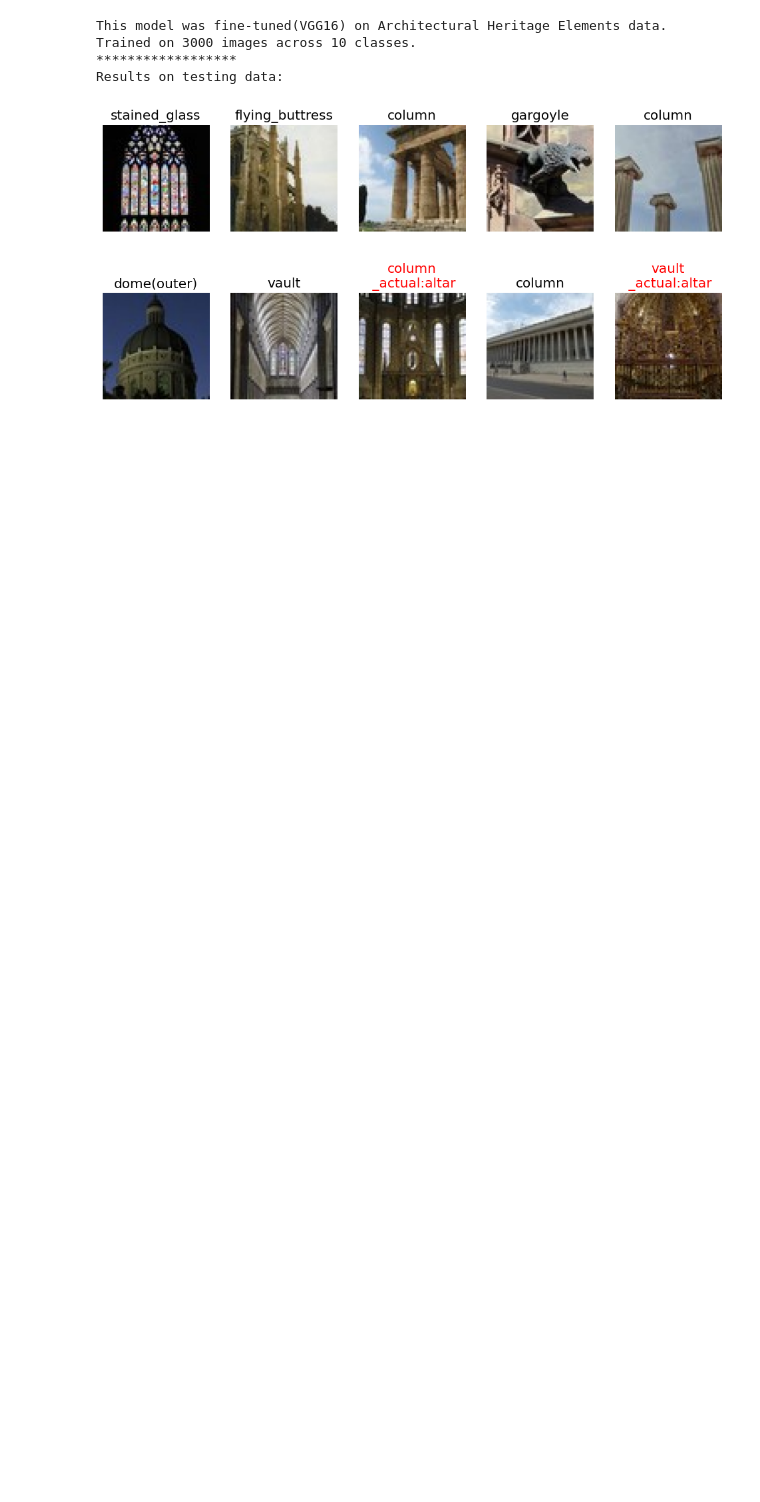
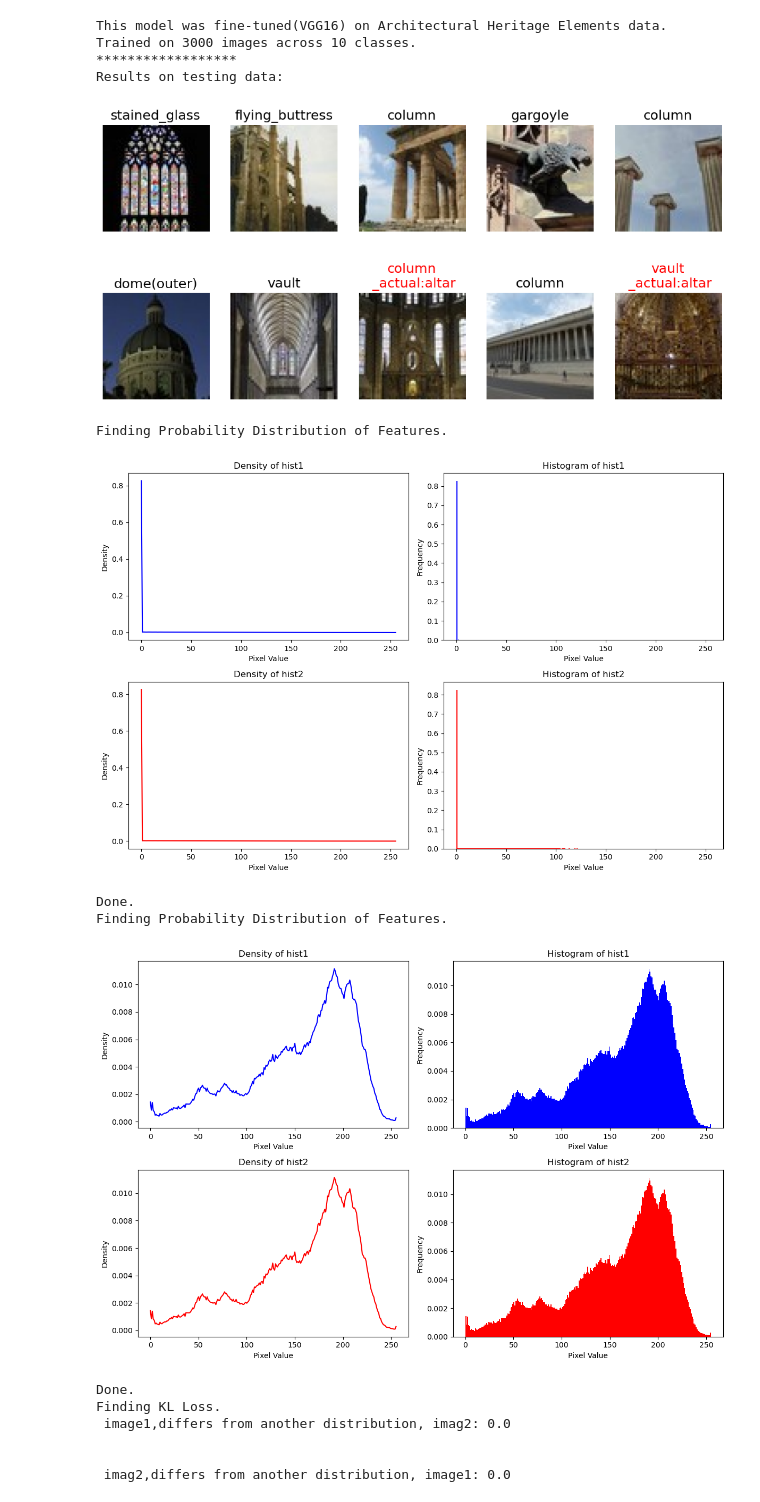
Before and after one commit to asjad895/Federated-Learning, a Jupyter notebook: Content Loss.ipynb, the cells around one changed output. Cells and saved outputs as stored; diff of their text form; code cells hidden in the pictures; blank space fills up the shorter version.

```diff
--- a/Content Loss.ipynb
+++ b/Content Loss.ipynb
@@ -191,3 +265,17 @@ Trained on 3000 images across 10 classes.
 ******************
 Results on testing data:
 [figure]
+# %%
+cl.kl()
+# %% [output]
+Finding Probability Distribution of Features.
+[figure, added]
+Done.
+Finding Probability Distribution of Features.
+[figure, added]
+Done.
+Finding KL Loss.
+ image1,differs from another distribution, imag2: 0.0
+
+
+ imag2,differs from another distribution, image1: 0.0
```
Also changed, not shown: parts of 11 cells of this notebook.
